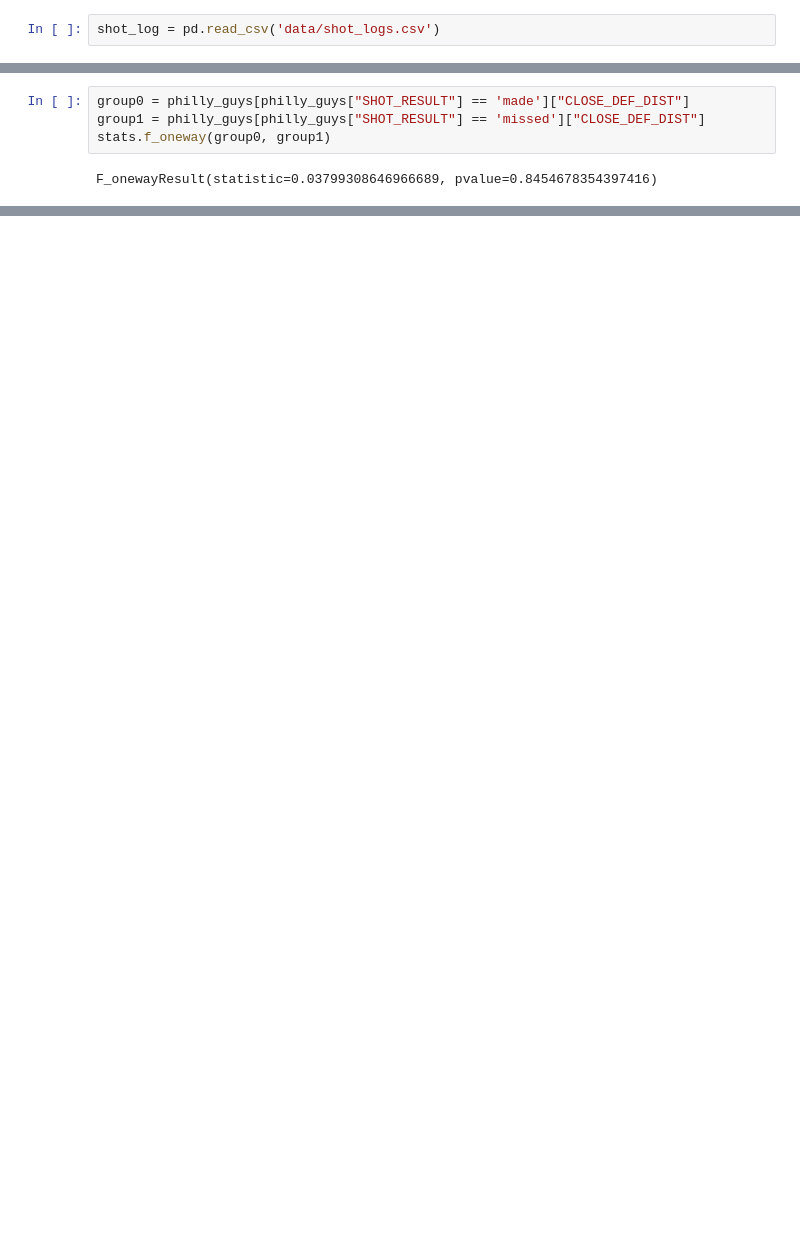
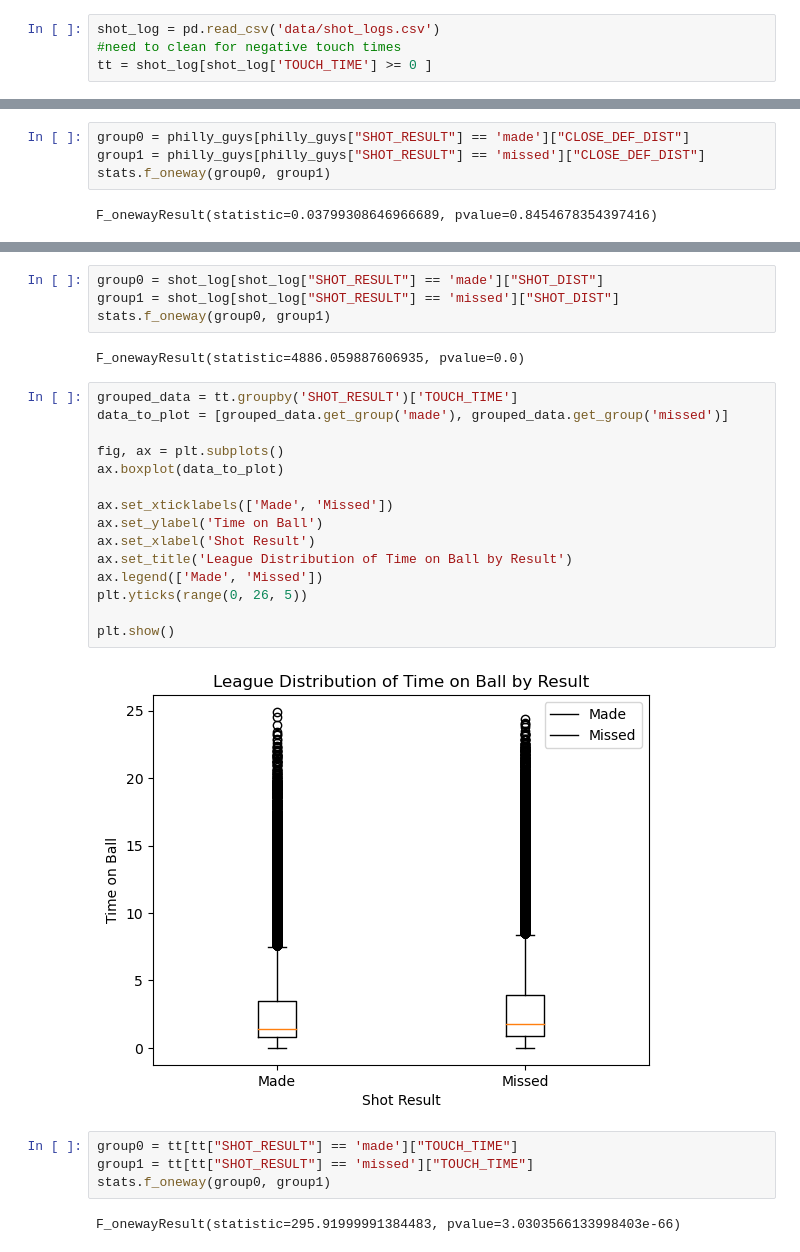
Before and after one commit to bearstmichael/proj1-group-3, a Jupyter notebook: jake.ipynb, the cells around one changed output, grey strips where cells are left out. Saved outputs shown, nothing was run; the diff lists cells and outputs as text; blank space fills up the shorter version.

```diff
--- a/jake.ipynb
+++ b/jake.ipynb
@@ -5,4 +5,6 @@ import pandas as pd
 import scipy.stats as stats
 # %%
 shot_log = pd.read_csv('data/shot_logs.csv')
+#need to clean for negative touch times
+tt = shot_log[shot_log['TOUCH_TIME'] >= 0 ]
 # %%
@@ -116,0 +130,29 @@ F_onewayResult(statistic=0.03799308646966689, pvalue=0.8454678354397416)
+# %%
+group0 = shot_log[shot_log["SHOT_RESULT"] == 'made']["SHOT_DIST"]
+group1 = shot_log[shot_log["SHOT_RESULT"] == 'missed']["SHOT_DIST"]
+stats.f_oneway(group0, group1)
+# %% [output]
+F_onewayResult(statistic=4886.059887606935, pvalue=0.0)
+# %%
+grouped_data = tt.groupby('SHOT_RESULT')['TOUCH_TIME']
+data_to_plot = [grouped_data.get_group('made'), grouped_data.get_group('missed')]
+
+fig, ax = plt.subplots()
+ax.boxplot(data_to_plot)
+
+ax.set_xticklabels(['Made', 'Missed'])
+ax.set_ylabel('Time on Ball')
+ax.set_xlabel('Shot Result')
+ax.set_title('League Distribution of Time on Ball by Result')
+ax.legend(['Made', 'Missed'])
+plt.yticks(range(0, 26, 5))
+
+plt.show()
+# %% [output]
+[figure, added]
+# %%
+group0 = tt[tt["SHOT_RESULT"] == 'made']["TOUCH_TIME"]
+group1 = tt[tt["SHOT_RESULT"] == 'missed']["TOUCH_TIME"]
+stats.f_oneway(group0, group1)
+# %% [output]
+F_onewayResult(statistic=295.91999991384483, pvalue=3.0303566133998403e-66)
```
Also changed, not shown: parts of 13 cells of this notebook.
